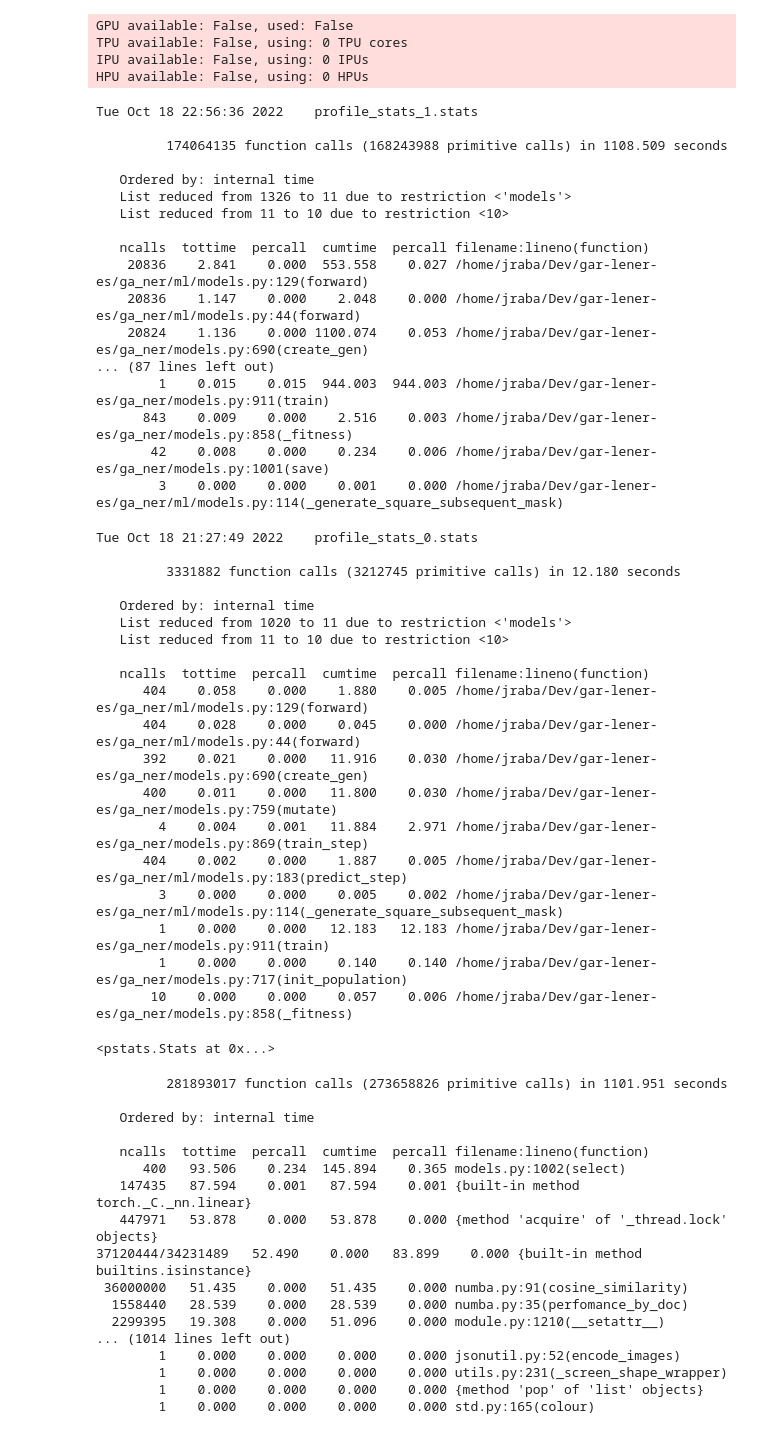
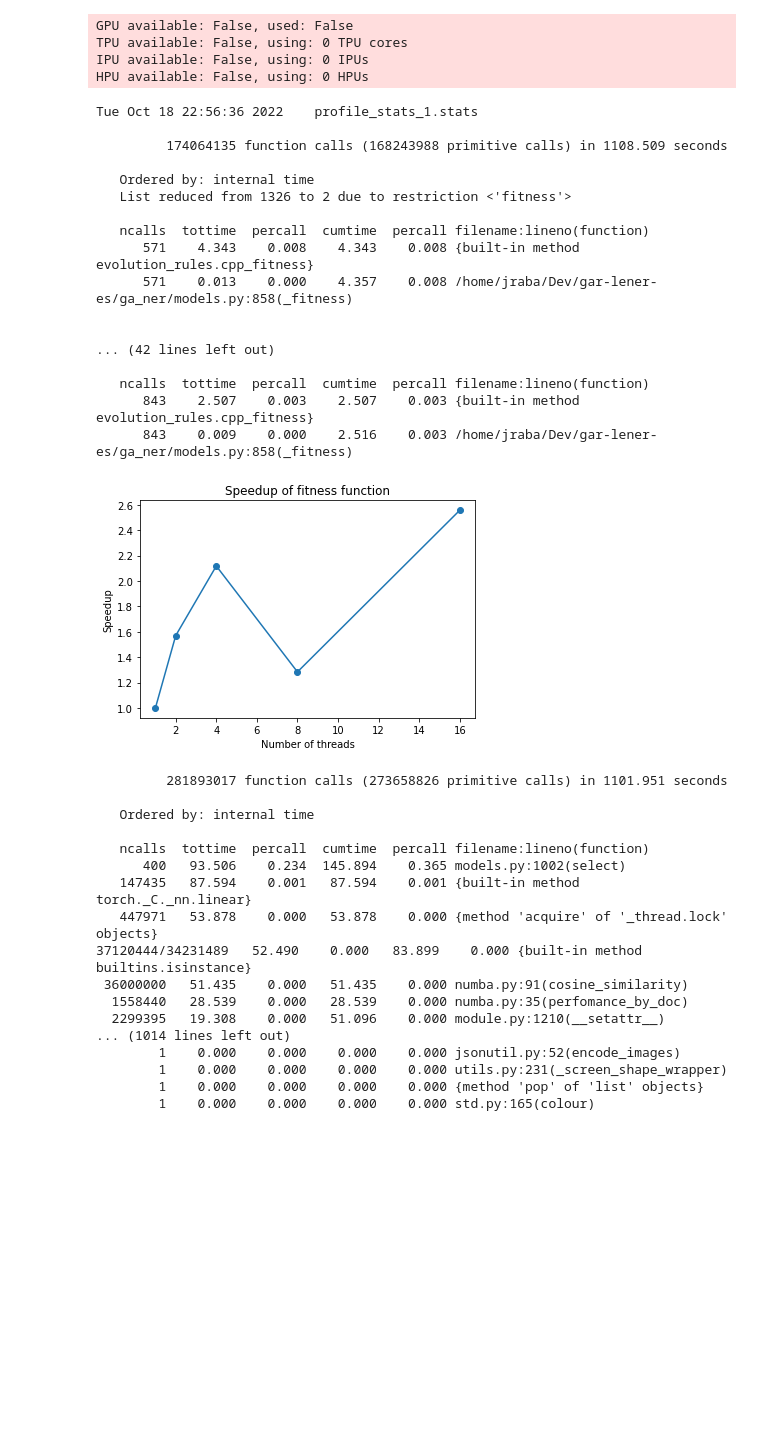
Before and after one commit to jrabag/ga-lener-es, a Jupyter notebook: NER EA.ipynb, the cells around one changed output. Cells and saved outputs as stored; diff of their text form; code cells hidden in the pictures; blank space fills up the shorter version.

```diff
--- a/NER EA.ipynb
+++ b/NER EA.ipynb
@@ -323,11 +323,11 @@ for i in [1,2,4,8,16]:
 import pstats
 from pstats import SortKey
 
-pstats_list = []
+pstats_list: List[pstats.Stats] = []
 for i in [1,2,4,8,16]:
     filename = 'profile_stats_{}.stats'.format(i)
     p = pstats.Stats(filename)
-    p.sort_stats(SortKey.TIME).print_stats("models",10)
+    p.sort_stats(SortKey.TIME).print_stats("fitness",10)
     pstats_list.append(p)
 # %% [output]
 Tue Oct 18 22:56:36 2022    profile_stats_1.stats
@@ -335,41 +335,34 @@ Tue Oct 18 22:56:36 2022    profile_stats_1.stats
          174064135 function calls (168243988 primitive calls) in 1108.509 seconds
 
    Ordered by: internal time
-   List reduced from 1326 to 11 due to restriction <'models'>
-   List reduced from 11 to 10 due to restriction <10>
+   List reduced from 1326 to 2 due to restriction <'fitness'>
 
    ncalls  tottime  percall  cumtime  percall filename:lineno(function)
-    20836    2.841    0.000  553.558    0.027 /home/jraba/Dev/gar-lener-es/ga_ner/ml/models.py:129(forward)
-    20836    1.147    0.000    2.048    0.000 /home/jraba/Dev/gar-lener-es/ga_ner/ml/models.py:44(forward)
-    20824    1.136    0.000 1100.074    0.053 /home/jraba/Dev/gar-lener-es/ga_ner/models.py:690(create_gen)
-... (87 lines left out)
-        1    0.015    0.015  944.003  944.003 /home/jraba/Dev/gar-lener-es/ga_ner/models.py:911(train)
+      571    4.343    0.008    4.343    0.008 {built-in method evolution_rules.cpp_fitness}
+      571    0.013    0.000    4.357    0.008 /home/jraba/Dev/gar-lener-es/ga_ner/models.py:858(_fitness)
+
+
+... (42 lines left out)
+
+   ncalls  tottime  percall  cumtime  percall filename:lineno(function)
+      843    2.507    0.003    2.507    0.003 {built-in method evolution_rules.cpp_fitness}
       843    0.009    0.000    2.516    0.003 /home/jraba/Dev/gar-lener-es/ga_ner/models.py:858(_fitness)
-       42    0.008    0.000    0.234    0.006 /home/jraba/Dev/gar-lener-es/ga_ner/models.py:1001(save)
-        3    0.000    0.000    0.001    0.000 /home/jraba/Dev/gar-lener-es/ga_ner/ml/models.py:114(_generate_square_subsequent_mask)
-# %%
-p.sort_stats(SortKey.TIME).print_stats("models",10)
-# %% [output]
-Tue Oct 18 21:27:49 2022    profile_stats_0.stats
-
-         3331882 function calls (3212745 primitive calls) in 12.180 seconds
-
-   Ordered by: internal time
-   List reduced from 1020 to 11 due to restriction <'models'>
-   List reduced from 11 to 10 due to restriction <10>
-
-   ncalls  tottime  percall  cumtime  percall filename:lineno(function)
-      404    0.058    0.000    1.880    0.005 /home/jraba/Dev/gar-lener-es/ga_ner/ml/models.py:129(forward)
-      404    0.028    0.000    0.045    0.000 /home/jraba/Dev/gar-lener-es/ga_ner/ml/models.py:44(forward)
-      392    0.021    0.000   11.916    0.030 /home/jraba/Dev/gar-lener-es/ga_ner/models.py:690(create_gen)
-      400    0.011    0.000   11.800    0.030 /home/jraba/Dev/gar-lener-es/ga_ner/models.py:759(mutate)
-        4    0.004    0.001   11.884    2.971 /home/jraba/Dev/gar-lener-es/ga_ner/models.py:869(train_step)
-      404    0.002    0.000    1.887    0.005 /home/jraba/Dev/gar-lener-es/ga_ner/ml/models.py:183(predict_step)
-        3    0.000    0.000    0.005    0.002 /home/jraba/Dev/gar-lener-es/ga_ner/ml/models.py:114(_generate_square_subsequent_mask)
-        1    0.000    0.000   12.183   12.183 /home/jraba/Dev/gar-lener-es/ga_ner/models.py:911(train)
-        1    0.000    0.000    0.140    0.140 /home/jraba/Dev/gar-lener-es/ga_ner/models.py:717(init_population)
-       10    0.000    0.000    0.057    0.006 /home/jraba/Dev/gar-lener-es/ga_ner/models.py:858(_fitness)
-<pstats.Stats at 0x...>
+# %%
+# Plot speedup
+import matplotlib.pyplot as plt
+import numpy as np
+
+fig, ax = plt.subplots()
+y0 = 4.343/571
+y = y0/np.array([4.343/571, 4.114/849, 3.016/840, 5.019/847, 2.507/843])
+x = [1,2,4,8,16]
+ax.plot(x, y, 'o-')
+ax.set_xlabel('Number of threads')
+ax.set_ylabel('Speedup')
+ax.set_title('Speedup of fitness function')
+plt.show()
+# %% [output]
+[figure, added]
 # %%
 print(open('prun0', 'r').read())
 # %% [output]
```
Also changed, not shown: parts of 6 cells of this notebook, 4 other files.
